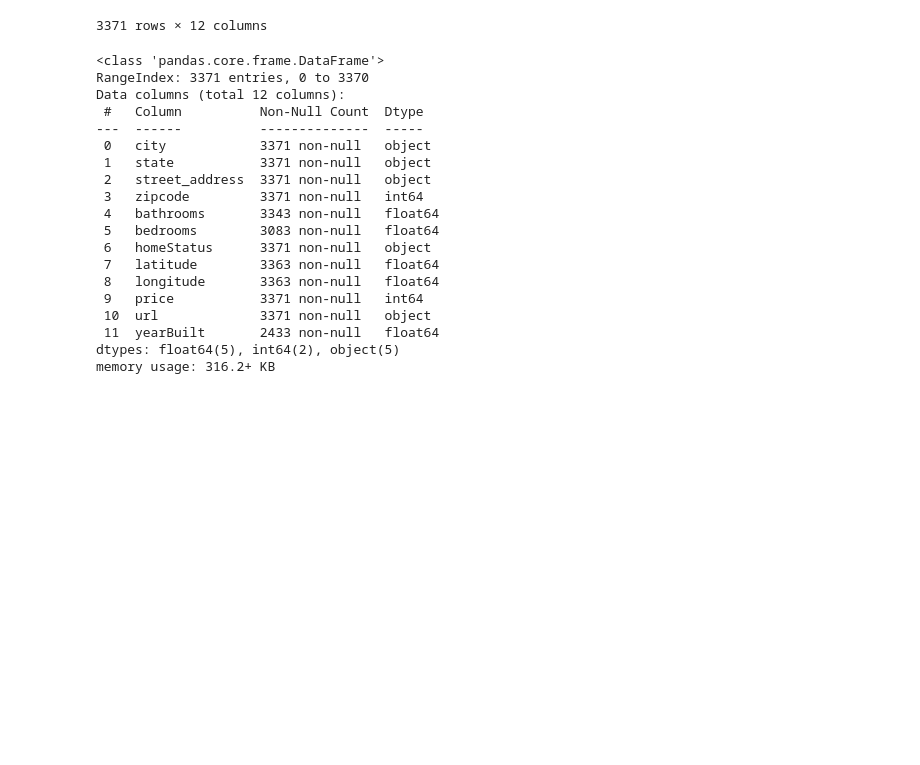
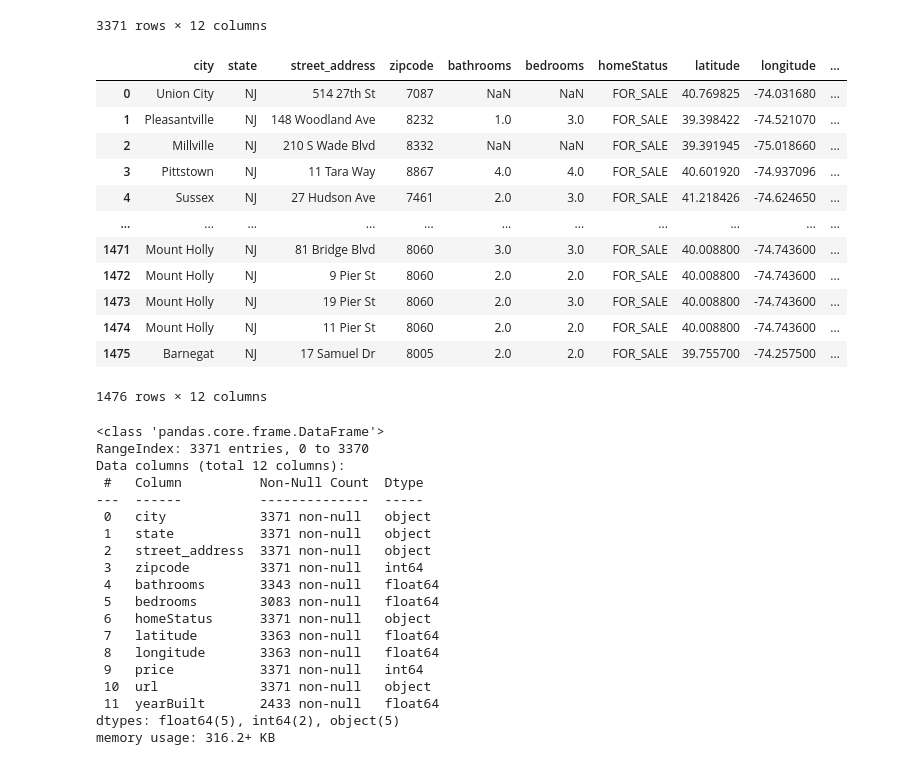
Before and after one commit to cjunhyuk/housing_capstone, a Jupyter notebook: EDA.ipynb, the cells around one changed output. Saved outputs shown, nothing was run; the diff lists cells and outputs as text; code cells hidden in the pictures; blank space fills up the shorter version.

Commit message:
2 additional datasets added

```diff
--- a/EDA.ipynb
+++ b/EDA.ipynb
@@ -59,6 +59,26 @@ df3
 | 3369 | Barnegat | NJ | 17 Samuel Dr | 8005 | 2.0 | 2.0 | FOR_SALE | 39.755700 | -74.257500 | ... |
 | 3370 | Montclair | NJ | 34 1/2 Central Ave | 7042 | 0.0 | 3.0 | FOR_SALE | 40.822227 | -74.217250 | ... |
 3371 rows × 12 columns
+# %%
+df2 = pd.read_csv('data/dataset_nj_2022-03-19_14-03-33-776.csv')
+df2 = df2.drop(col_drop, axis='columns')
+df2 = df2[df2.columns.drop(list(df2.filter(regex='photos')))] #remove all photo columns
+df2.rename(columns=rename_dict, inplace=True)
+df2
+# %% [output]
+|  | city | state | street_address | zipcode | bathrooms | bedrooms | homeStatus | latitude | longitude | ... |
+| 0 | Union City | NJ | 514 27th St | 7087 | NaN | NaN | FOR_SALE | 40.769825 | -74.031680 | ... |
+| 1 | Pleasantville | NJ | 148 Woodland Ave | 8232 | 1.0 | 3.0 | FOR_SALE | 39.398422 | -74.521070 | ... |
+| 2 | Millville | NJ | 210 S Wade Blvd | 8332 | NaN | NaN | FOR_SALE | 39.391945 | -75.018660 | ... |
+| 3 | Pittstown | NJ | 11 Tara Way | 8867 | 4.0 | 4.0 | FOR_SALE | 40.601920 | -74.937096 | ... |
+| 4 | Sussex | NJ | 27 Hudson Ave | 7461 | 2.0 | 3.0 | FOR_SALE | 41.218426 | -74.624650 | ... |
+| ... | ... | ... | ... | ... | ... | ... | ... | ... | ... | ... |
+| 1471 | Mount Holly | NJ | 81 Bridge Blvd | 8060 | 3.0 | 3.0 | FOR_SALE | 40.008800 | -74.743600 | ... |
+| 1472 | Mount Holly | NJ | 9 Pier St | 8060 | 2.0 | 2.0 | FOR_SALE | 40.008800 | -74.743600 | ... |
+| 1473 | Mount Holly | NJ | 19 Pier St | 8060 | 2.0 | 3.0 | FOR_SALE | 40.008800 | -74.743600 | ... |
+| 1474 | Mount Holly | NJ | 11 Pier St | 8060 | 2.0 | 2.0 | FOR_SALE | 40.008800 | -74.743600 | ... |
+| 1475 | Barnegat | NJ | 17 Samuel Dr | 8005 | 2.0 | 2.0 | FOR_SALE | 39.755700 | -74.257500 | ... |
+1476 rows × 12 columns
 # %%
 df3.info()
 # %% [output]
```
Also changed, not shown: 2 other files.
